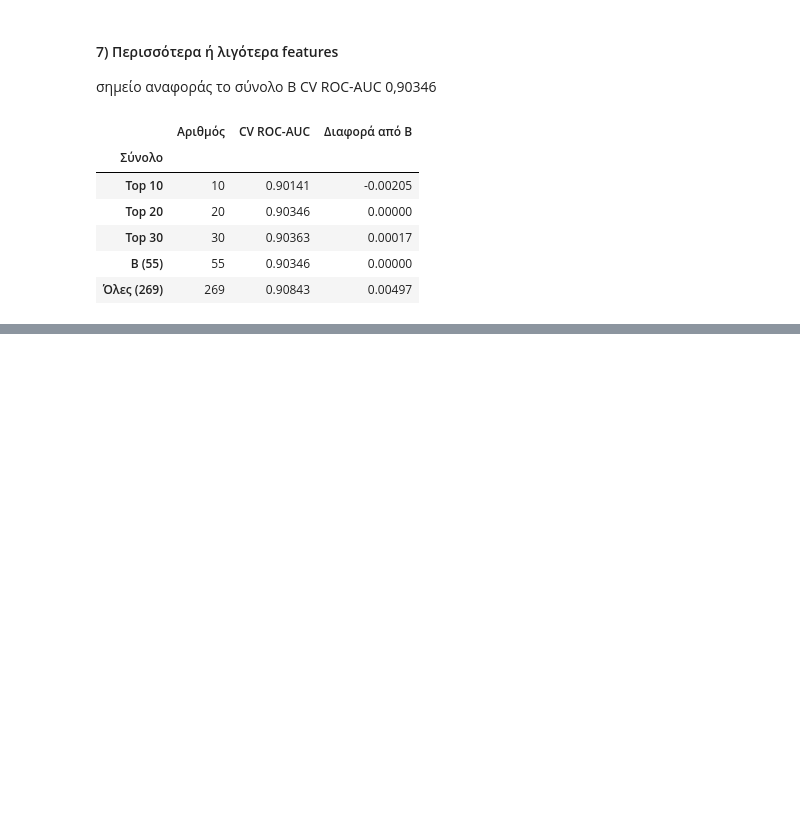
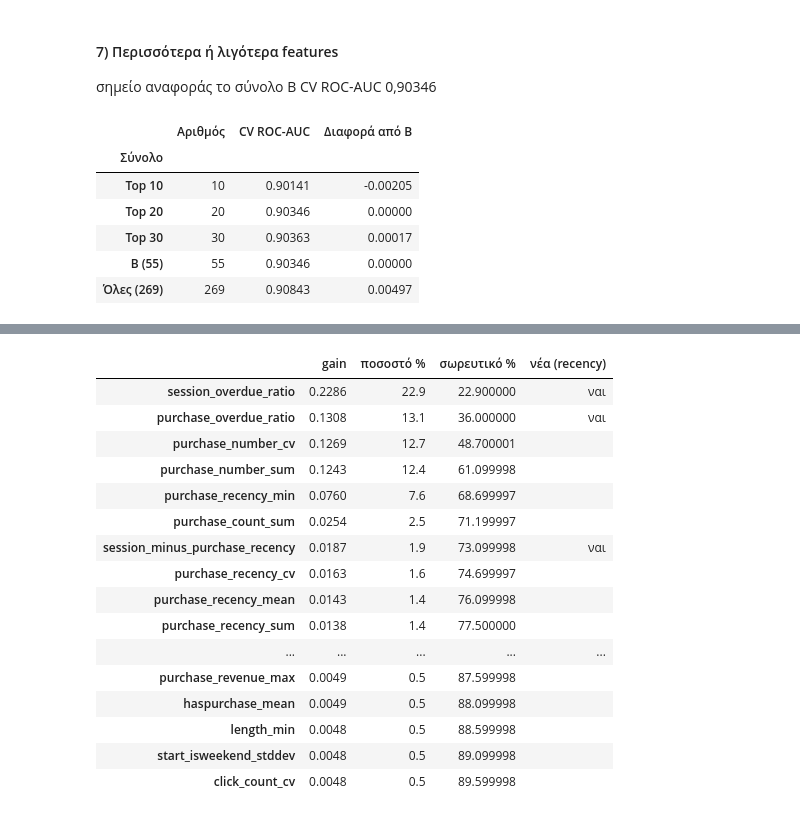
Before and after one commit to mariapourgianou/thesis-churn-prediction, a Jupyter notebook: XGBoost Optuna.ipynb, the cells around one changed output, grey strips where cells are left out. Saved outputs shown, nothing was run; the diff lists cells and outputs as text; code cells hidden in the pictures; blank space fills up the shorter version.

```diff
--- a/XGBoost Optuna.ipynb
+++ b/XGBoost Optuna.ipynb
@@ -403,0 +441,27 @@ pd.DataFrame(rows).set_index('Σύνολο')
+# %%
+top30 = list(rank.index[:30])
+
+imp_tbl = pd.DataFrame({'gain': rank.loc[top30]})
+imp_tbl['ποσοστό %'] = (imp_tbl['gain'] / rank.sum() * 100).round(1)
+imp_tbl['σωρευτικό %'] = imp_tbl['ποσοστό %'].cumsum().round(1)
+imp_tbl['νέα (recency)'] = ['ναι' if c in recency_cols else '' for c in imp_tbl.index]
+imp_tbl['gain'] = imp_tbl['gain'].round(4)
+imp_tbl
+# %% [output]
+|  | gain | ποσοστό % | σωρευτικό % | νέα (recency) |
+| session_overdue_ratio | 0.2286 | 22.9 | 22.900000 | ναι |
+| purchase_overdue_ratio | 0.1308 | 13.1 | 36.000000 | ναι |
+| purchase_number_cv | 0.1269 | 12.7 | 48.700001 |  |
+| purchase_number_sum | 0.1243 | 12.4 | 61.099998 |  |
+| purchase_recency_min | 0.0760 | 7.6 | 68.699997 |  |
+| purchase_count_sum | 0.0254 | 2.5 | 71.199997 |  |
+| session_minus_purchase_recency | 0.0187 | 1.9 | 73.099998 | ναι |
+| purchase_recency_cv | 0.0163 | 1.6 | 74.699997 |  |
+| purchase_recency_mean | 0.0143 | 1.4 | 76.099998 |  |
+| purchase_recency_sum | 0.0138 | 1.4 | 77.500000 |  |
+| ... | ... | ... | ... | ... |
+| purchase_revenue_max | 0.0049 | 0.5 | 87.599998 |  |
+| haspurchase_mean | 0.0049 | 0.5 | 88.099998 |  |
+| length_min | 0.0048 | 0.5 | 88.599998 |  |
+| start_isweekend_stddev | 0.0048 | 0.5 | 89.099998 |  |
+| click_count_cv | 0.0048 | 0.5 | 89.599998 |  |
```
Also changed, not shown: parts of 17 cells of this notebook, 1 other file.
